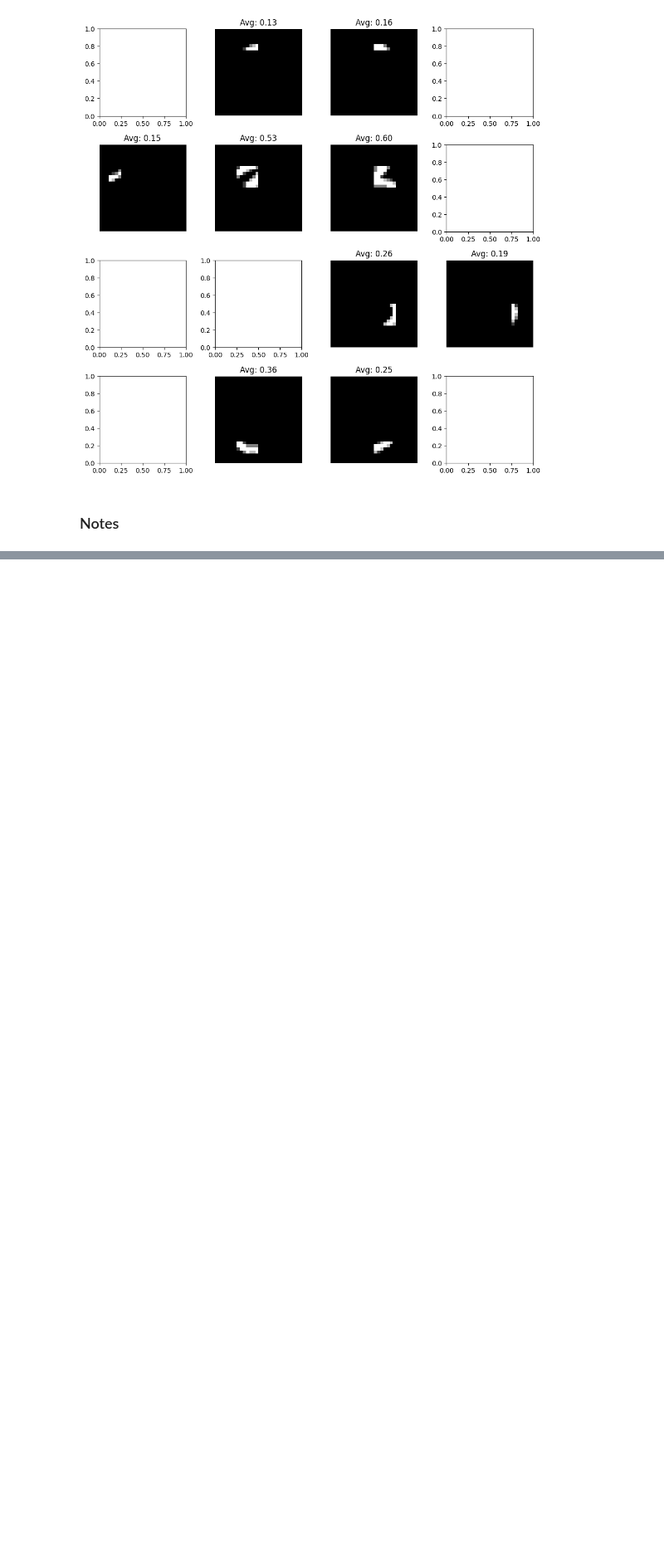
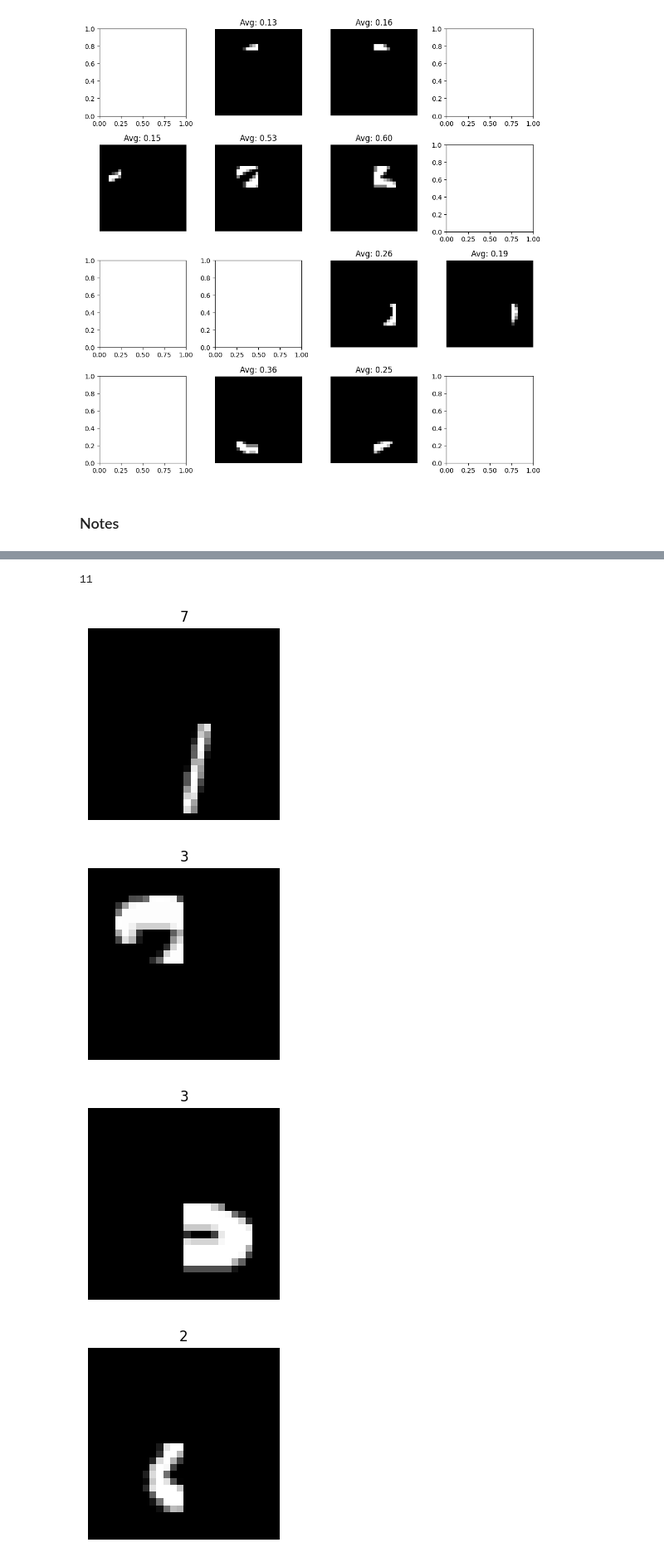
Before and after one commit to Alex-Bishka/ml-fun, a Jupyter notebook: mnist-mech-interp/Data Sublabeling.ipynb, the cells around one changed output, grey strips where cells are left out. Shown at 83% size. Saved outputs shown, nothing was run; the diff lists cells and outputs as text; code cells hidden in the pictures; blank space fills up the shorter version.

```diff
--- a/mnist-mech-interp/Data Sublabeling.ipynb
+++ b/mnist-mech-interp/Data Sublabeling.ipynb
@@ -154,0 +262,28 @@ Some issues with chunking to get import sub features and then build up:
+# %%
+unique_subfeatures = []
+similarity_threshold = 0.1
+idx = 100
+for img, label in zip(train_images[:idx], train_labels[:idx]):
+    chunks = get_subfeatures(image=img, chunk_size=14)
+
+    if len(min_subfeatures) == 0:
+        min_subfeatures.append(chunk)
+
+    for chunk in chunks:
+        is_unique = True
+
+        if len(unique_subfeatures) == 0:
+            unique_subfeatures.append((chunk, label))
+            continue
+
+        for feature, _ in unique_subfeatures:
+            mse = np.mean((chunk - feature) ** 2)
+            similarity = 1 / (1 + mse)
+
+            if similarity > similarity_threshold:
+                is_unique = False
+                break
+
+        if is_unique:
+            print(similarity)
+            unique_subfeatures.append((chunk, label))
@@ -154,0 +301,12 @@ Some issues with chunking to get import sub features and then build up:
+# %%
+len(unique_subfeatures)
+# %% [output]
+11
+# %%
+for f, l in unique_subfeatures:
+    visualize_image(f, l)
+# %% [output]
+[figure, added]
+[figure, added]
+[figure, added]
+[figure, added]
```
Also changed, not shown: parts of 9 cells of this notebook.
